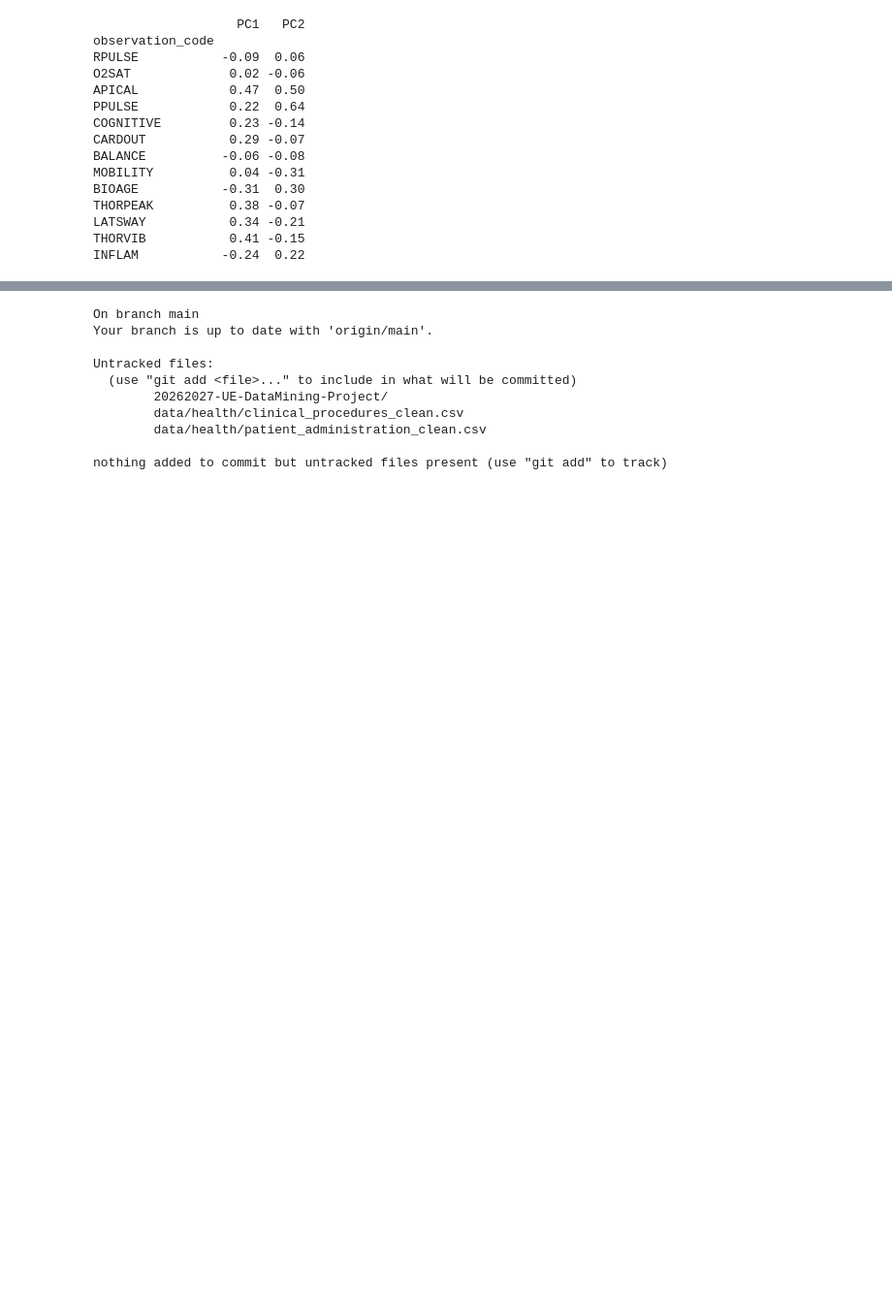
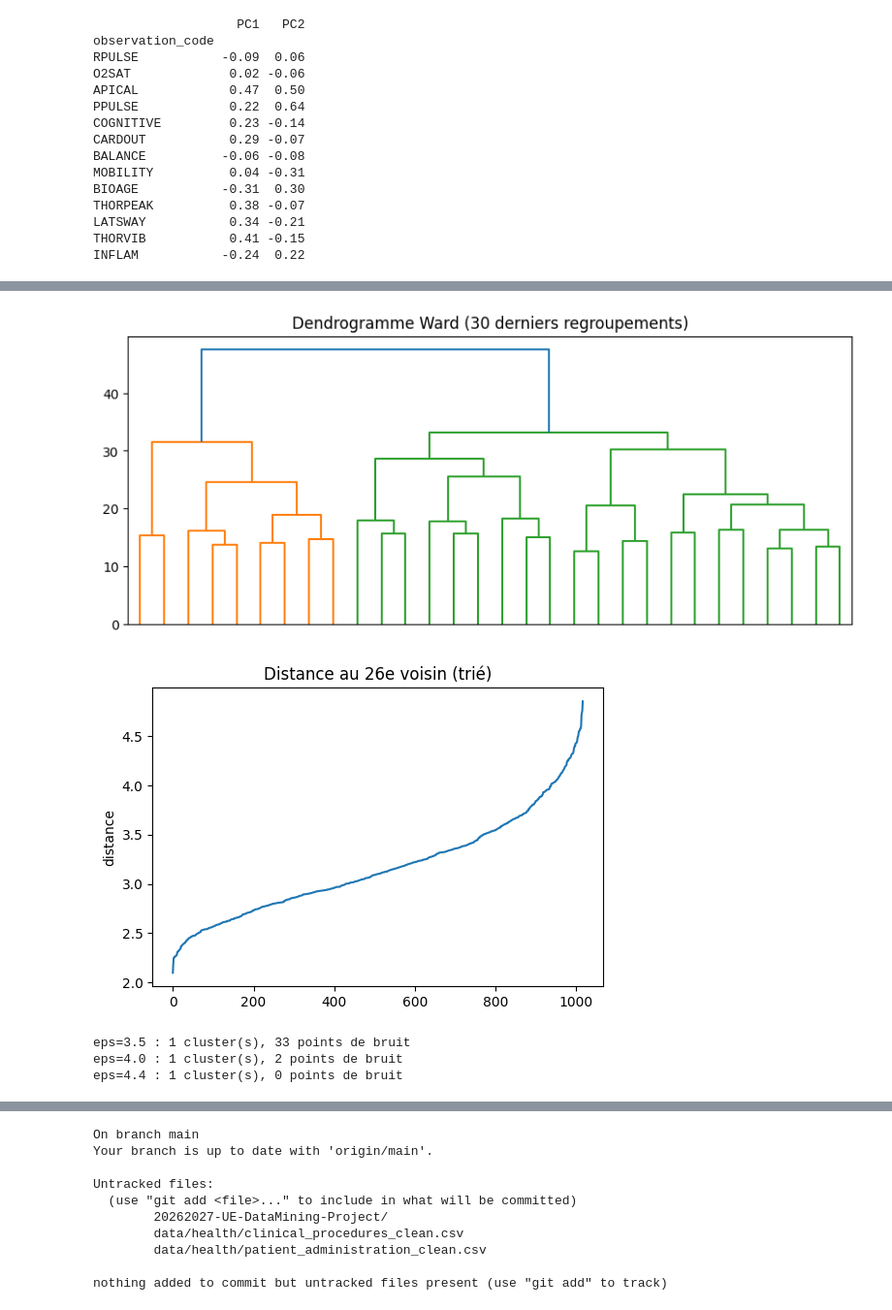
Before and after one commit to Sheik-info/20262027-UE-DataMining-Project, a Jupyter notebook: health.ipynb, the cells around one changed output, grey strips where cells are left out. Shown at 97% size. Cells and saved outputs as stored; diff of their text form; code cells hidden in the pictures; blank space fills up the shorter version.

```diff
--- a/health.ipynb
+++ b/health.ipynb
@@ -1548,0 +1587,29 @@ INFLAM           -0.24  0.22
+# %%
+# Étape 5a : Ward
+from scipy.cluster.hierarchy import linkage, dendrogram, fcluster
+Z_obs = linkage(X_obs, 'ward')
+plt.figure(figsize=(10, 4))
+dendrogram(Z_obs, truncate_mode='lastp', p=30, no_labels=True)
+plt.title('Dendrogramme Ward (30 derniers regroupements)'); plt.show()
+
+# Étape 5b : DBSCAN, eps choisi avec le graphique des k plus proches voisins
+from sklearn.neighbors import NearestNeighbors
+from sklearn.cluster import DBSCAN
+k = 2 * X_obs.shape[1]          # règle usuelle : min_samples ~ 2 x dimensions
+d, _ = NearestNeighbors(n_neighbors=k).fit(X_obs).kneighbors(X_obs)
+plt.figure(figsize=(6, 4))
+plt.plot(np.sort(d[:, -1])); plt.title(f'Distance au {k}e voisin (trié)')
+plt.ylabel('distance'); plt.show()
+# %% [output]
+[figure, added]
+[figure, added]
+# %%
+# Étape 5c : DBSCAN sur plusieurs eps (min_samples = 26)
+for eps in [3.5, 4.0, 4.4]:
+    lab = DBSCAN(eps=eps, min_samples=26).fit_predict(X_obs)
+    n_cl = len(set(lab)) - (1 if -1 in lab else 0)
+    print(f"eps={eps} : {n_cl} cluster(s), {(lab == -1).sum()} points de bruit")
+# %% [output]
+eps=3.5 : 1 cluster(s), 33 points de bruit
+eps=4.0 : 1 cluster(s), 2 points de bruit
+eps=4.4 : 1 cluster(s), 0 points de bruit
```
Also changed, not shown: parts of 6 cells of this notebook.
